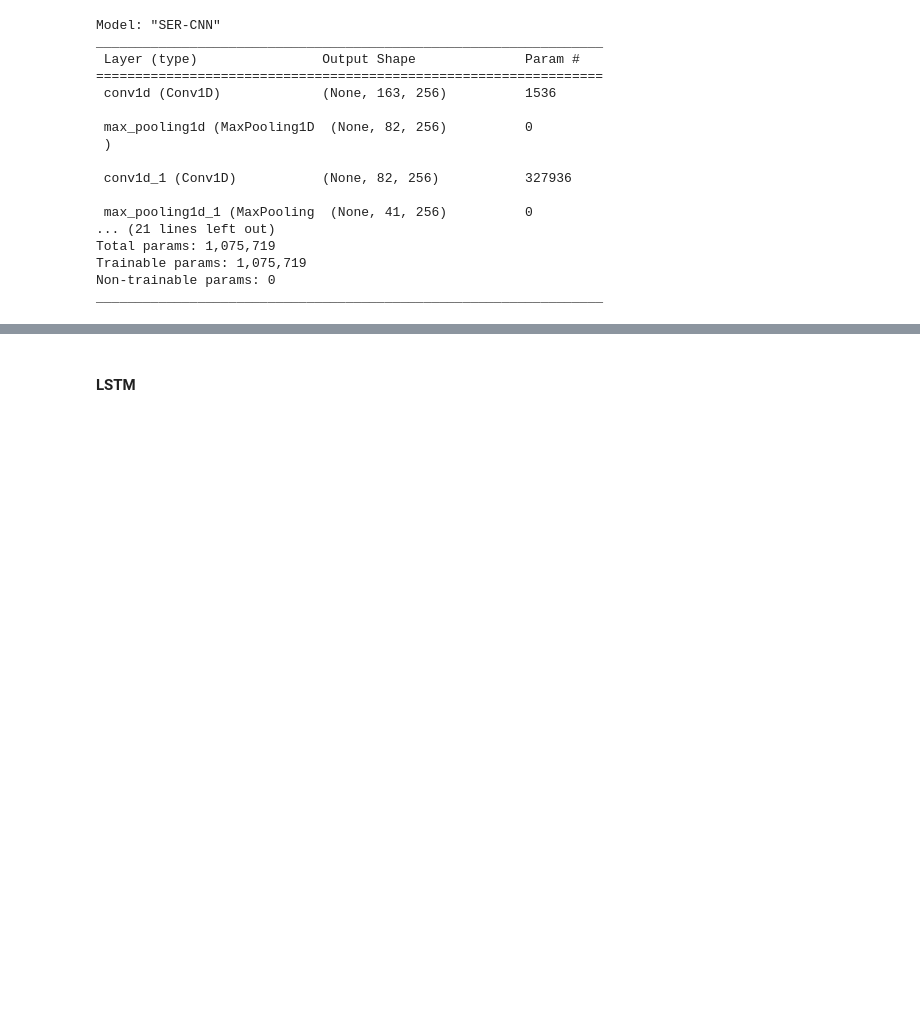
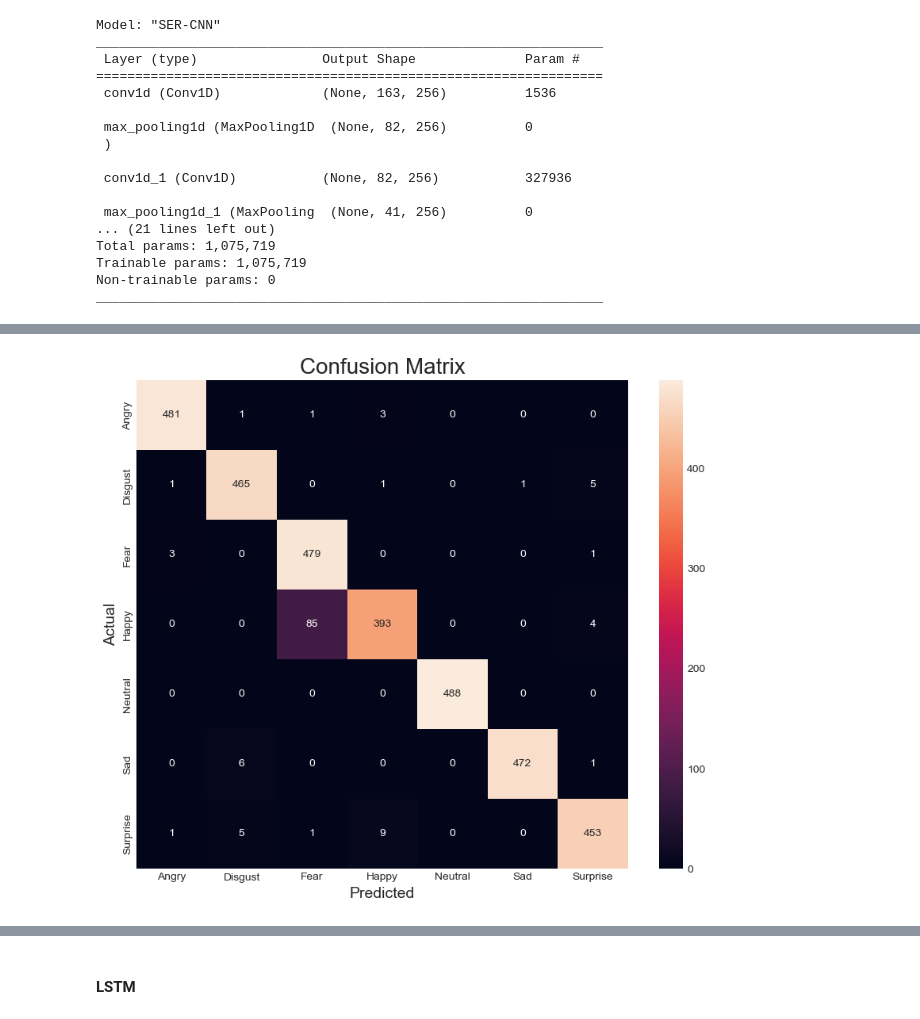
Before and after one commit to sehanks/DS400-Hanks, a Jupyter notebook: SER Modeling.ipynb, the cells around one changed output, grey strips where cells are left out. Saved outputs shown, nothing was run; the diff lists cells and outputs as text; code cells hidden in the pictures; blank space fills up the shorter version.

```diff
--- a/SER Modeling.ipynb
+++ b/SER Modeling.ipynb
@@ -264,0 +267,6 @@ plt.show()
+# %%
+pred_cnn = model_cnn.predict(X_test)
+
+y_pred_cnn = onehot.inverse_transform(pred_cnn)
+
+y_test_cnn = onehot.inverse_transform(y_test)
@@ -264,0 +295,21 @@ plt.show()
+# %%
+confusion_matrix_cnn = confusion_matrix(y_test_cnn, y_pred_cnn)
+
+plt.figure(figsize = (10, 8))
+
+confusion_matrix_cnn = pd.DataFrame(confusion_matrix_cnn,
+                                    index = [x for x in onehot.categories_],
+                                    columns = [c for c in onehot.categories_])
+
+sns.heatmap(confusion_matrix_cnn,
+            annot = True)
+
+plt.title('CNN Confusion Matrix')
+
+plt.xlabel('Predicted')
+
+plt.ylabel('Actual')
+
+plt.show()
+# %% [output]
+[figure, added]
```
Also changed, not shown: parts of 20 cells of this notebook.
